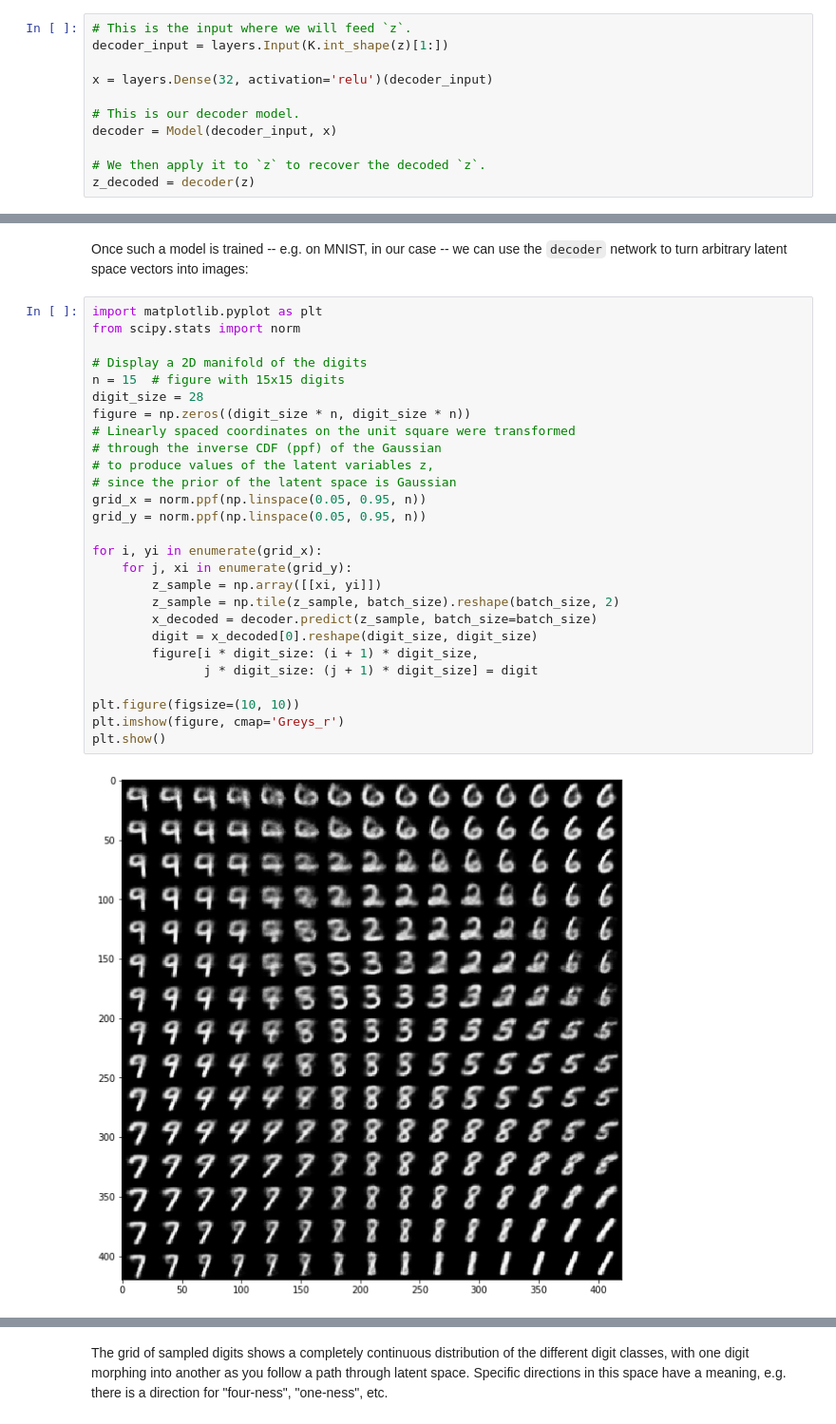
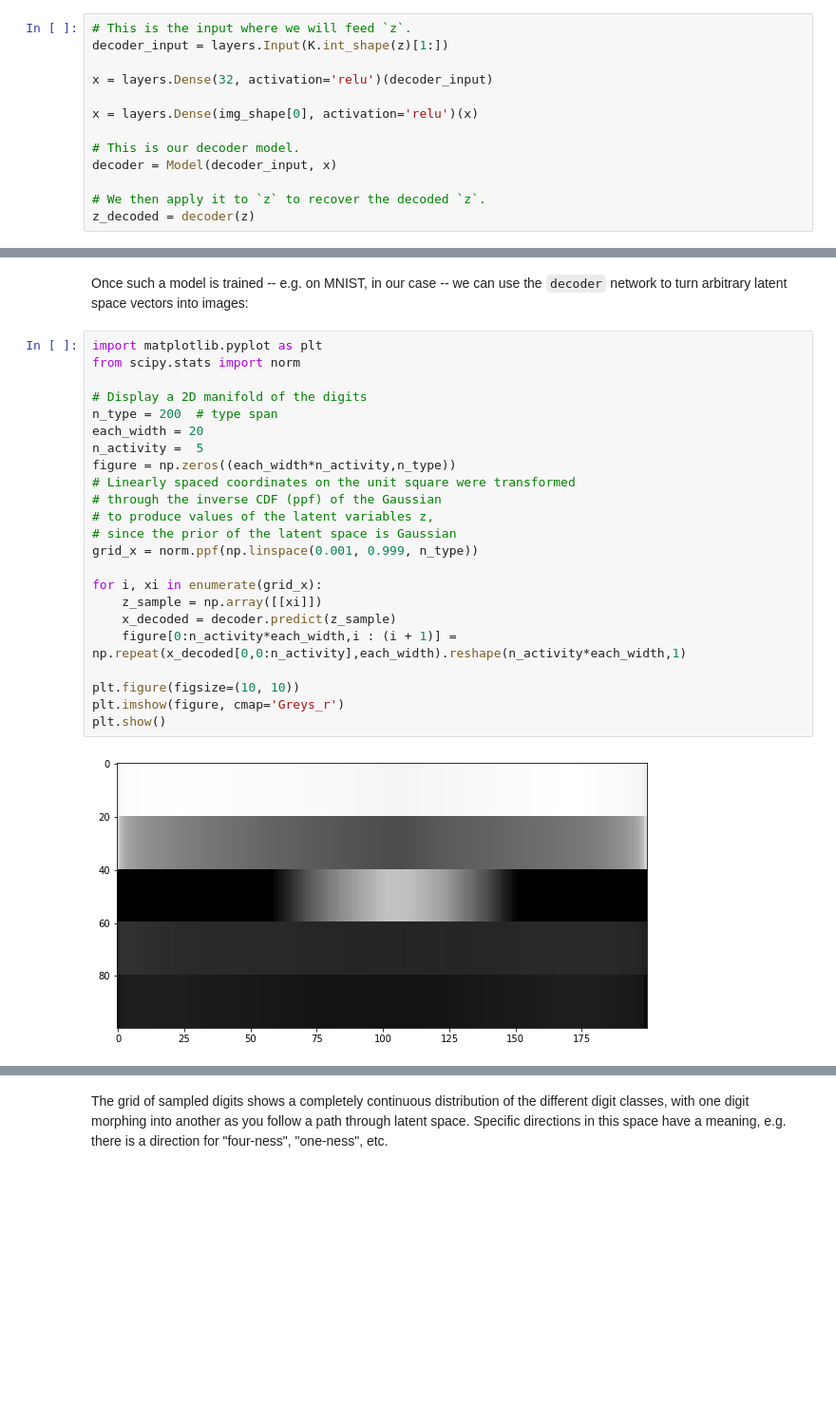
Before and after one commit to yaniv256/VAEs-in-Economics, a Jupyter notebook: Notebooks/Time_use_shares_with_vaes.ipynb, the cells around one changed output, grey strips where cells are left out. Shown at 95% size. Cells and saved outputs as stored; diff of their text form; blank space fills up the shorter version.

```diff
--- a/Notebooks/Time_use_shares_with_vaes.ipynb
+++ b/Notebooks/Time_use_shares_with_vaes.ipynb
@@ -125,6 +125,8 @@ decoder_input = layers.Input(K.int_shape(z)[1:])
 
 x = layers.Dense(32, activation='relu')(decoder_input)
 
+x = layers.Dense(img_shape[0], activation='relu')(x)
+
 # This is our decoder model.
 decoder = Model(decoder_input, x)
 
@@ -219,29 +223,25 @@ images:
 # %%
 import matplotlib.pyplot as plt
 from scipy.stats import norm
 
 # Display a 2D manifold of the digits
-n = 15  # figure with 15x15 digits
-digit_size = 28
-figure = np.zeros((digit_size * n, digit_size * n))
+n_type = 200  # type span
+each_width = 20
+n_activity =  5
+figure = np.zeros((each_width*n_activity,n_type))
 # Linearly spaced coordinates on the unit square were transformed
 # through the inverse CDF (ppf) of the Gaussian
 # to produce values of the latent variables z,
 # since the prior of the latent space is Gaussian
-grid_x = norm.ppf(np.linspace(0.05, 0.95, n))
-grid_y = norm.ppf(np.linspace(0.05, 0.95, n))
+grid_x = norm.ppf(np.linspace(0.001, 0.999, n_type))
 
-for i, yi in enumerate(grid_x):
-    for j, xi in enumerate(grid_y):
-        z_sample = np.array([[xi, yi]])
-        z_sample = np.tile(z_sample, batch_size).reshape(batch_size, 2)
-        x_decoded = decoder.predict(z_sample, batch_size=batch_size)
-        digit = x_decoded[0].reshape(digit_size, digit_size)
-        figure[i * digit_size: (i + 1) * digit_size,
-               j * digit_size: (j + 1) * digit_size] = digit
+for i, xi in enumerate(grid_x):
+    z_sample = np.array([[xi]])
+    x_decoded = decoder.predict(z_sample)
+    figure[0:n_activity*each_width,i : (i + 1)] = np.repeat(x_decoded[0,0:n_activity],each_width).reshape(n_activity*each_width,1)
 
 plt.figure(figsize=(10, 10))
 plt.imshow(figure, cmap='Greys_r')
 plt.show()
 # %% [output]
-[figure, old version]
+[figure, new version]
```
Also changed, not shown: parts of 2 cells of this notebook.
